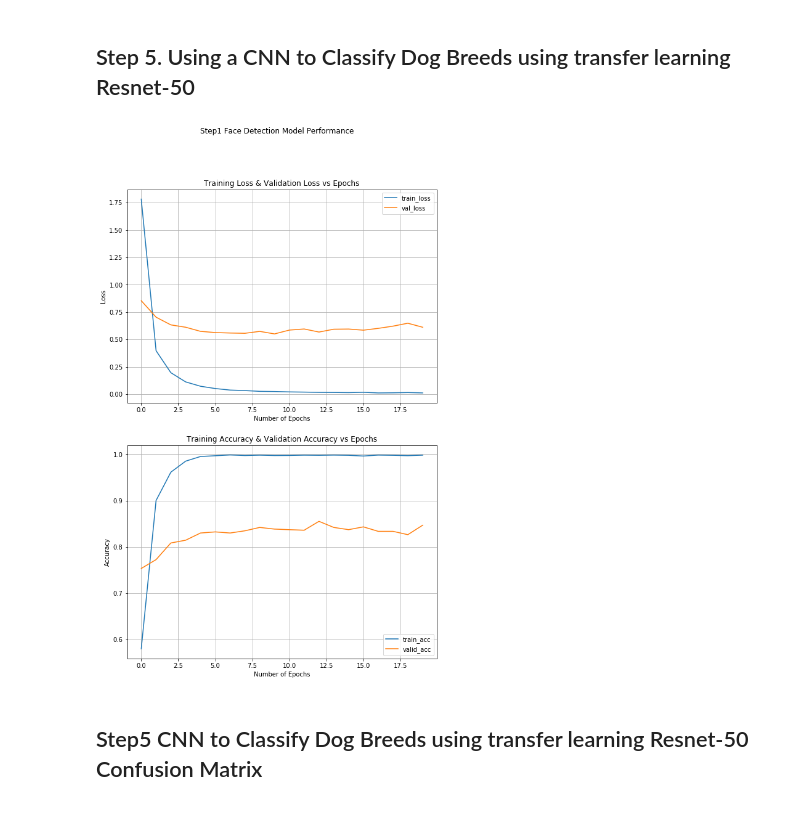
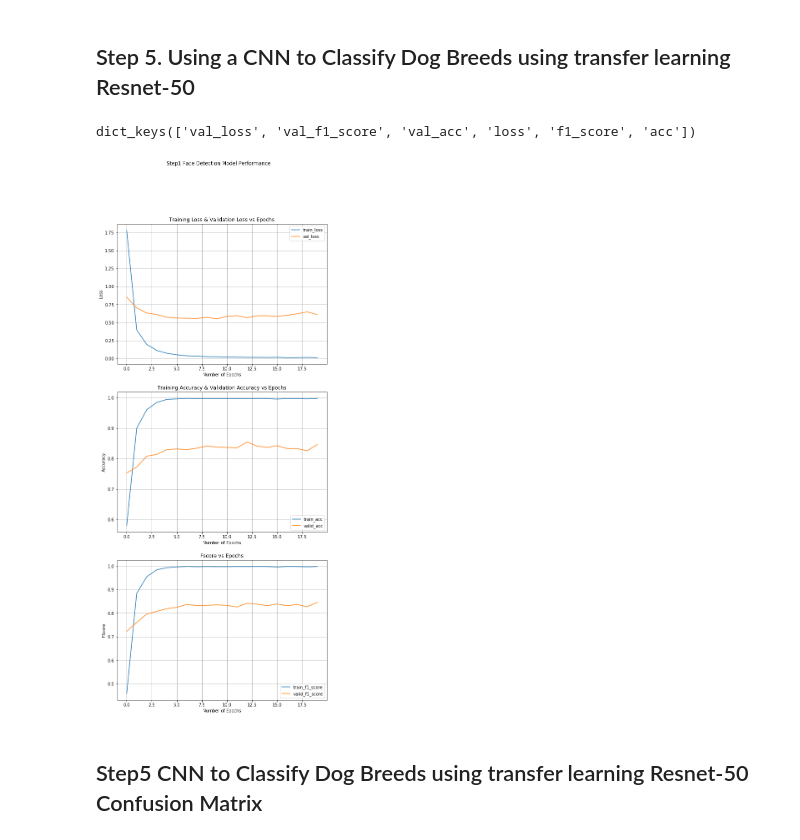
Before and after one commit to hj32/dog_app, a Jupyter notebook: dog_app_2.ipynb, the cells around one changed output. Saved outputs shown, nothing was run; the diff lists cells and outputs as text; code cells hidden in the pictures.

Commit message:
Visualization notebook updated

```diff
--- a/dog_app_2.ipynb
+++ b/dog_app_2.ipynb
@@ -257,39 +257,54 @@ plt.show()
 # %%
 pathname='./history/Step5_trainHistoryDict.npy'
 history=np.load(pathname,allow_pickle='TRUE').item()
+# %%
+print(history.keys())
+# %% [output]
+dict_keys(['val_loss', 'val_f1_score', 'val_acc', 'loss', 'f1_score', 'acc'])
 # %%
 # Plot the loss and accuracy curves
 num_epoch=20
 train_loss=history['loss']
 valid_loss=history['val_loss']
 train_acc=history['acc']
 valid_acc=history['val_acc']
+train_f1score=history['f1_score']
+valid_f1score=history['val_f1_score']
 x_range=range(num_epoch)
 
-fig,axs = plt.subplots(2,figsize=(9,14))
+fig,axs = plt.subplots(3,figsize=(9,21))
 fig.suptitle('Step1 Face Detection Model Performance')
 fig.patch.set_facecolor('w')
 
 axs[0].plot(x_range,train_loss)
 axs[0].plot(x_range,valid_loss)
 axs[0].set_xlabel('Number of Epochs')
 axs[0].set_ylabel('Loss')
 axs[0].set_title('Training Loss & Validation Loss vs Epochs')
 axs[0].grid(True)
 axs[0].legend(['train_loss','val_loss'])
 axs[0].set_facecolor('w')
 
 axs[1].plot(x_range,train_acc)
 axs[1].plot(x_range,valid_acc)
 axs[1].set_xlabel('Number of Epochs')
 axs[1].set_ylabel('Accuracy')
 axs[1].set_title('Training Accuracy & Validation Accuracy vs Epochs')
 axs[1].grid(True)
 axs[1].legend(['train_acc','valid_acc'],loc=4)
 
+
+axs[2].plot(x_range,train_f1score)
+axs[2].plot(x_range,valid_f1score)
+axs[2].set_xlabel('Number of Epochs')
+axs[2].set_ylabel('FScore')
+axs[2].set_title('Fscore vs Epochs')
+axs[2].grid(True)
+axs[2].legend(['train_f1_score','valid_f1_score'],loc=4)
+
 plt.show()
 # %% [output]
-[figure, old version]
+[figure, new version]
 # %% [markdown]
 ## Step5 CNN to Classify Dog Breeds using transfer learning Resnet-50 Confusion Matrix
 # %%
```
Also changed, not shown: parts of 2 cells of this notebook.
